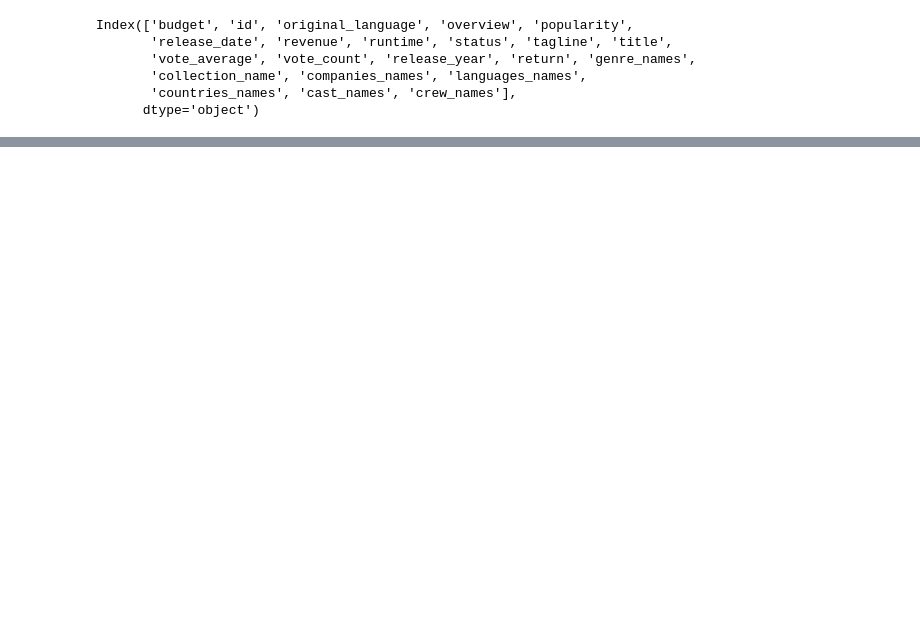
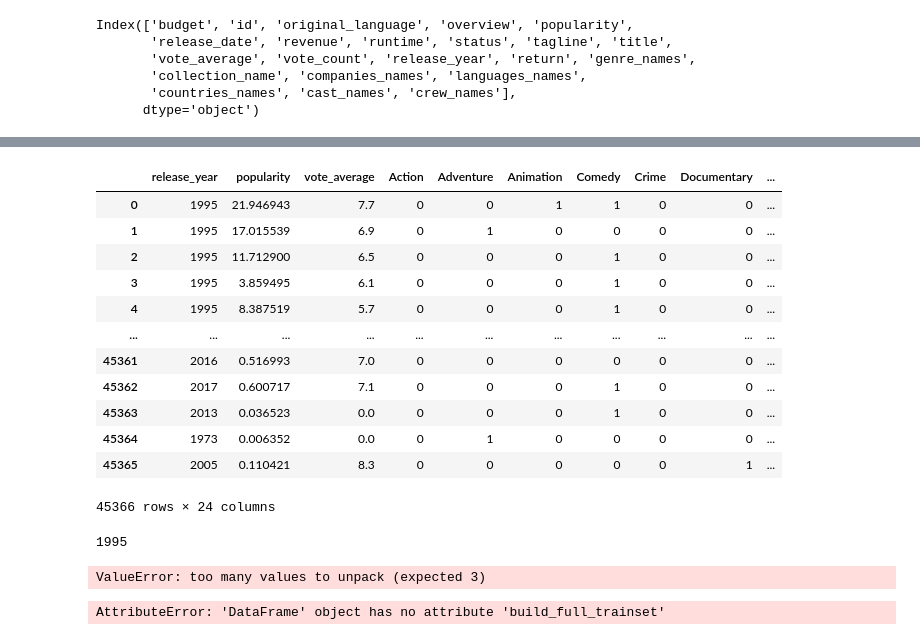
Before and after one commit to pacokrapo/fastAPI, a Jupyter notebook: modeloML.ipynb, the cells around one changed output, grey strips where cells are left out. Cells and saved outputs as stored; diff of their text form; code cells hidden in the pictures; blank space fills up the shorter version.

```diff
--- a/modeloML.ipynb
+++ b/modeloML.ipynb
@@ -62,0 +110,32 @@ TypeError: DataFrame.drop() got multiple values for argument 'axis'
+# %%
+DatasetMML.drop("title", axis=1, inplace=True)
+# %%
+DatasetMML = DatasetMML.rename(columns={0:"title"})
+# %%
+DatasetMML
+# %% [output]
+|  | release_year | popularity | vote_average | Action | Adventure | Animation | Comedy | Crime | Documentary | ... |
+| 0 | 1995 | 21.946943 | 7.7 | 0 | 0 | 1 | 1 | 0 | 0 | ... |
+| 1 | 1995 | 17.015539 | 6.9 | 0 | 1 | 0 | 0 | 0 | 0 | ... |
+| 2 | 1995 | 11.712900 | 6.5 | 0 | 0 | 0 | 1 | 0 | 0 | ... |
+| 3 | 1995 | 3.859495 | 6.1 | 0 | 0 | 0 | 1 | 0 | 0 | ... |
+| 4 | 1995 | 8.387519 | 5.7 | 0 | 0 | 0 | 1 | 0 | 0 | ... |
+| ... | ... | ... | ... | ... | ... | ... | ... | ... | ... | ... |
+| 45361 | 2016 | 0.516993 | 7.0 | 0 | 0 | 0 | 0 | 0 | 0 | ... |
+| 45362 | 2017 | 0.600717 | 7.1 | 0 | 0 | 0 | 1 | 0 | 0 | ... |
+| 45363 | 2013 | 0.036523 | 0.0 | 0 | 0 | 0 | 1 | 0 | 0 | ... |
+| 45364 | 1973 | 0.006352 | 0.0 | 0 | 1 | 0 | 0 | 0 | 0 | ... |
+| 45365 | 2005 | 0.110421 | 8.3 | 0 | 0 | 0 | 0 | 0 | 1 | ... |
+45366 rows × 24 columns
+# %%
+DatasetMML["release_year"][0]
+# %% [output]
+1995
+# %%
+from surprise import Dataset, Reader
+
+# Convert dataframes to surprise datasets
+reader = Reader()
+data = Dataset.load_from_df(DatasetMML, reader)
+# %% [output]
+ValueError: too many values to unpack (expected 3)
@@ -62,0 +144,4 @@ TypeError: DataFrame.drop() got multiple values for argument 'axis'
+# %%
+DataAEntrenar = DatasetMML.build_full_trainset()
+# %% [output]
+AttributeError: 'DataFrame' object has no attribute 'build_full_trainset'
```
Also changed, not shown: parts of 16 cells of this notebook, 3 other files.
